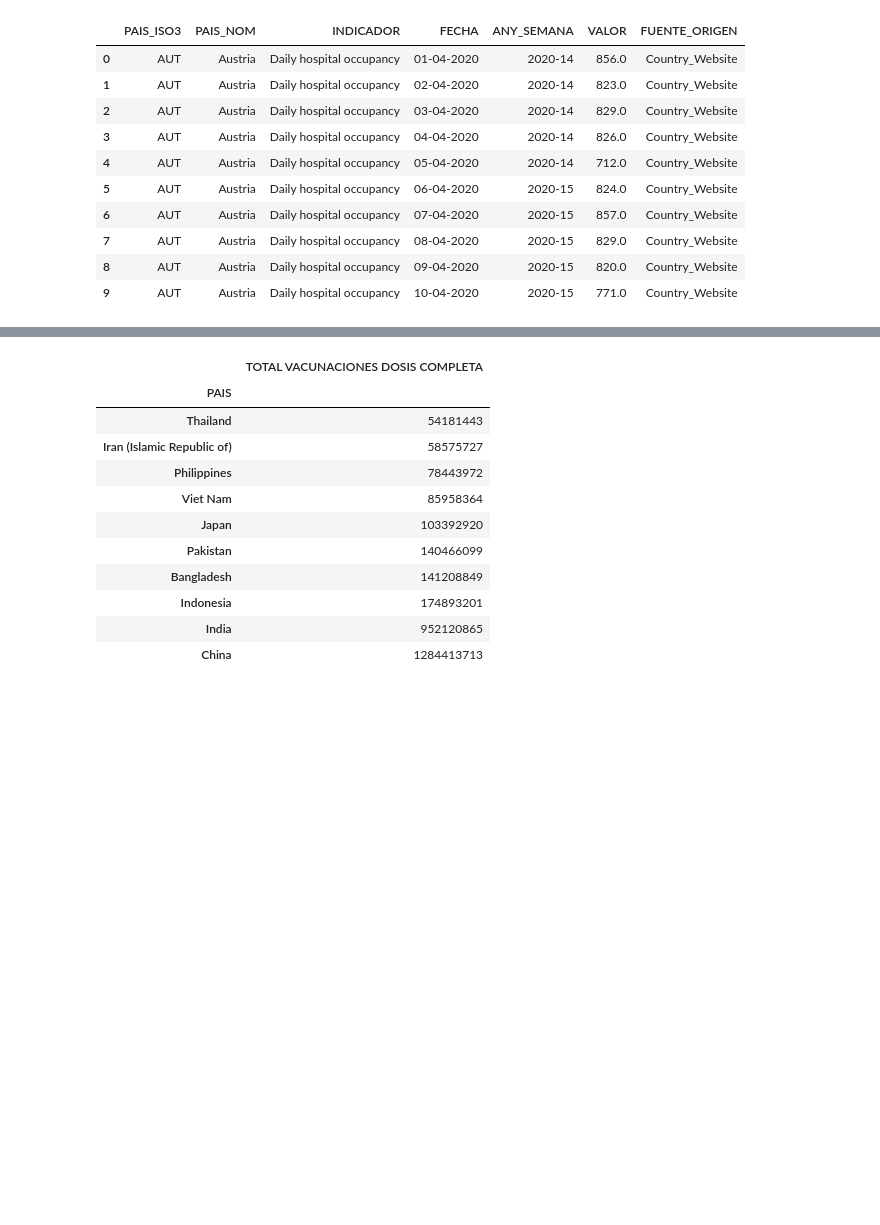
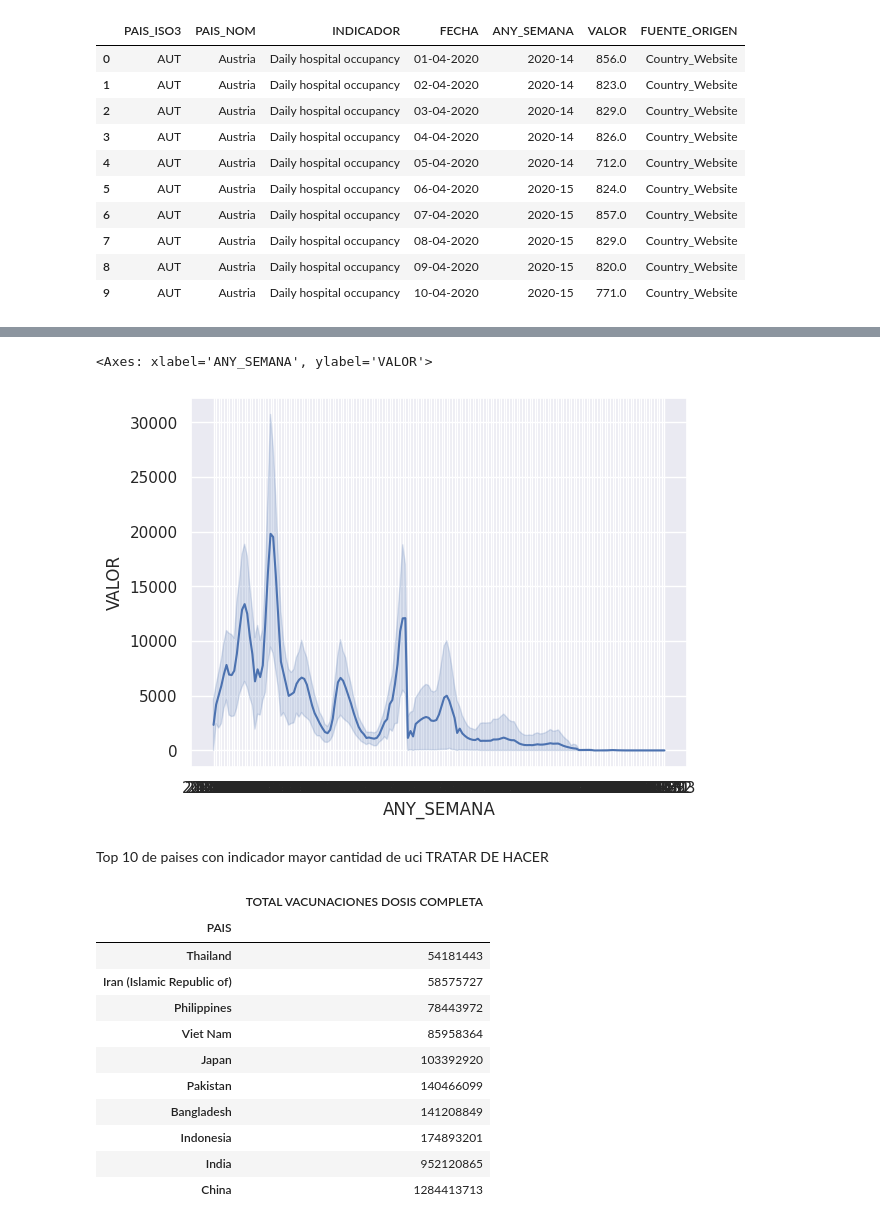
Before and after one commit to patriciaapenat/TFM, a Jupyter notebook: Gráficos/Data_Frame_uci.ipynb, the cells around one changed output, grey strips where cells are left out. Drawn from its saved outputs; the diff is of its cells as text; code cells hidden in the pictures; blank space fills up the shorter version.

```diff
--- a/Gráficos/Data_Frame_uci.ipynb
+++ b/Gráficos/Data_Frame_uci.ipynb
@@ -143,0 +114,3 @@ Top 10 de paises de Asia con Personas Vacunadas con Dosis Completa
+# %%
+df_Spain=df_uci[df_uci["PAIS_NOM"].str.contains("Spain")]
+df_Spain
@@ -144,3 +131,10 @@ Top 10 de paises de Asia con Personas Vacunadas con Dosis Completa
+# %%
+sns.lineplot(data=df_Spain,x="ANY_SEMANA",y="VALOR")
+# %% [output]
+<Axes: xlabel='ANY_SEMANA', ylabel='VALOR'>
+[figure, added]
+# %% [markdown]
+Top 10 de paises con indicador mayor cantidad de uci TRATAR DE HACER
 # %%
 #Creamos una Pivot table que sume todas las vacunaciones por Paises del Continente Asiatico
 df_vacunation_continente_asia=df_vacunation[df_vacunation['CONTINENTE']== "Asia"]
```
Also changed, not shown: parts of 22 cells of this notebook.
